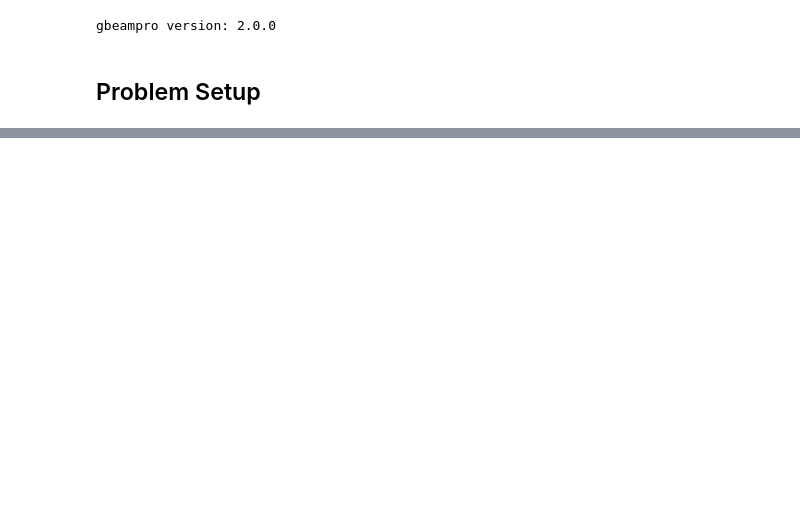
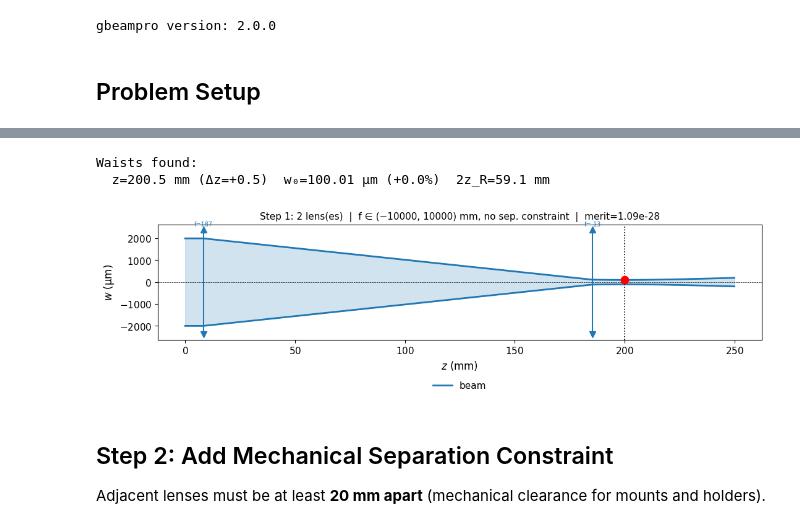
Before and after one commit to akihiko-shimura/gbeampro, a Jupyter notebook: gbeampro/examples/minimum_lens_system.ipynb, the cells around one changed output, grey strips where cells are left out. Drawn from its saved outputs; the diff is of its cells as text; code cells hidden in the pictures; blank space fills up the shorter version.

```diff
--- a/gbeampro/examples/minimum_lens_system.ipynb
+++ b/gbeampro/examples/minimum_lens_system.ipynb
@@ -68,23 +73,0 @@ at the first n where `merit < merit_threshold`.
-# %%
-operands = waist_operands(
-    z_mm=Z_TARGET, wx_mm=W_TARGET, wy_mm=W_TARGET,
-    size_weight=1.0,
-    waist_tol_x_mm=WAIST_TOL,
-    waist_tol_y_mm=WAIST_TOL,
-)
-
-print(f'Merit function operands:')
-for op in operands:
-    print(f'  {op.type:<4}  z={op.z_mm:.0f} mm  target={op.target:.4g}  weight={op.weight:.3g}')
-print()
-
-result, n_min = find_minimum_system(
-    beam, operands,
-    lens_type='spherical',
-    max_lenses=5,
-    merit_threshold=1e-3,
-    min_lens_sep_mm=20.0,
-    f_bounds=(-10000, 10000),
-    algorithm='de',
-    verbose=True,
-)
@@ -134,0 +112,13 @@ Operand summary:
+# %%
+r1, n1 = find_minimum_system(
+    beam, operands,
+    lens_type='spherical',
+    max_lenses=5,
+    merit_threshold=1e-3,
+    f_bounds=(-10000, 10000),
+    min_lens_sep_mm=0.0,
+    algorithm='de',
+    verbose=True,
+)
+print(f'\n→ Minimum: {n1} lens(es),  merit = {r1.merit:.2e}')
+print_specs(r1)
@@ -134,0 +135,12 @@ Operand summary:
+# %%
+sx1, traj1 = plot_result(r1, n1,
+    f'Step 1: {n1} lens(es)  |  f ∈ (−10000, 10000) mm, no sep. constraint  |  merit={r1.merit:.2e}')
+# %% [output]
+Waists found:
+  z=200.5 mm (Δz=+0.5)  w₀=100.01 µm (+0.0%)  2z_R=59.1 mm
+[figure, added]
+# %% [markdown]
+## Step 2: Add Mechanical Separation Constraint
+
+Adjacent lenses must be at least **20 mm apart**
+(mechanical clearance for mounts and holders).
```
Also changed, not shown: parts of 25 cells of this notebook.
